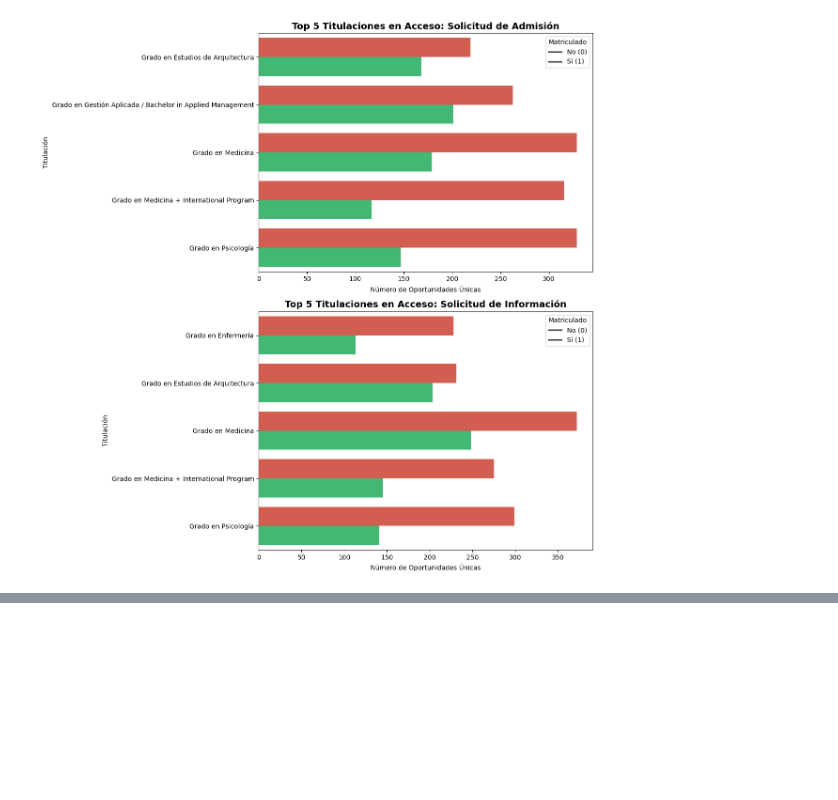
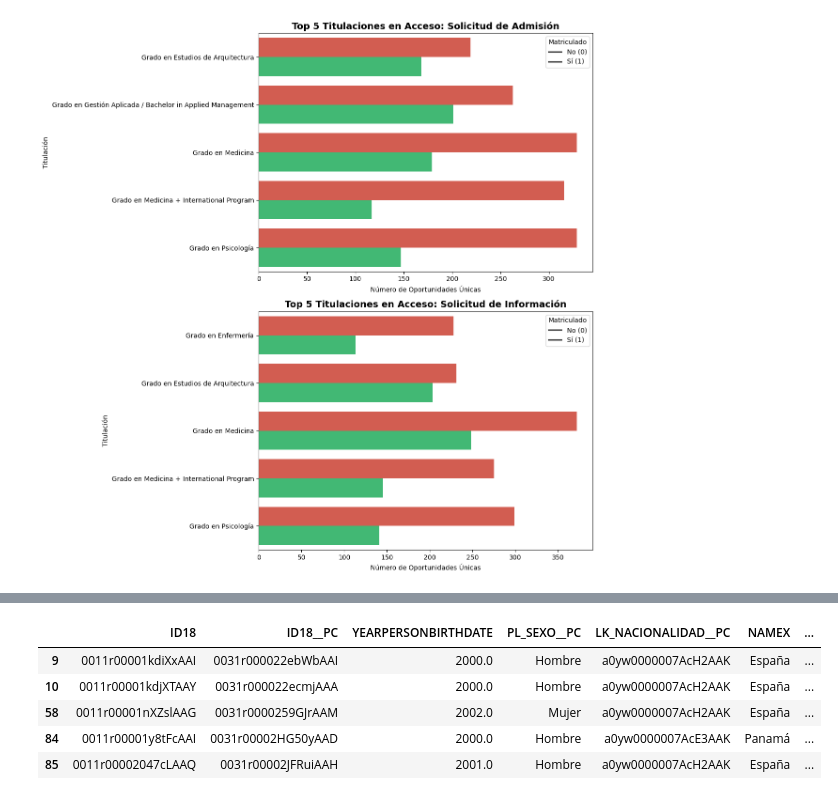
Before and after one commit to MiguelHernandezCorral/UNAV, a Jupyter notebook: notebooks/01_Limpieza copy.ipynb, the cells around one changed output, grey strips where cells are left out. Saved outputs shown, nothing was run; the diff lists cells and outputs as text; code cells hidden in the pictures; blank space fills up the shorter version.

```diff
--- a/notebooks/01_Limpieza copy.ipynb
+++ b/notebooks/01_Limpieza copy.ipynb
@@ -20,7 +20,7 @@ import utils
 # ===============================
 # LEER EL ARCHIVO LIMPIO
 # ===============================
-dfs = pd.read_excel(r'C:\Users\0017655\Downloads\DataSET_SF.xlsx', sheet_name=None)
+dfs = pd.read_excel(r'..\datos\01. Datos originales\DataSET_SF.xlsx', sheet_name=None)
 
 # Ver la primera hoja
 oportunidad = list(dfs.values())[0]
@@ -292,22 +283,26 @@ columnas_seleccionadas = [
 
     # Rendimiento Académico
     'NU_NOTA_MEDIA_ADMISION', 'NU_NOTA_MEDIA_1_BACH__PC', 'CH_PRUEBAS_CALIFICADAS',
-    'NU_RESULTADO_ADMISION_PUNTOS', 'PL_RESOLUCION_DEFINITIVA', 'TITULACION',
+    'NU_RESULTADO_ADMISION_PUNTOS', 'PL_RESOLUCION_DEFINITIVA', 'TITULACION', 'NU_PASO_SOLICITUD_ADMISION'
 
     # Compromiso Económico
     'MINIMUMPAYMENTPAYED', 'PAID_AMOUNT', 'PAID_PERCENT', 'CH_PAGO_SUPERIOR',
     'CH_MATRICULA_SUJETA_BECA', 'CH_AYUDA_FINANCIACION', 'CU_IMPORTE_TOTAL',
+    'PL_ORIGEN_PAGO__C', 'PL_METODO_PAGO__C', 'CH_PAGO_INTEGRO__C', 'NU_PORCENTAJE_DESCUENTO_PRONTO_PAGO__C',
+    'NU_IMPORTE_DESCUENTO_PRONTO_PAGO__C', 'CU_IMPORTE__C', 'PL_TIPO__C', 'CH_PAGADO__C', 'IMPORTE_MINIMO_PERSONALIZADO',
+    'TX_BECA_SOLICITADA', 'CH_MATRICULA_SUJETA_BECA',
 
     # Engagement y Actividad
     'CH_VISITACAMPUS__PC', 'CH_ENTREVISTA_PERSONAL__PC', 'ACC_DTT_FECHAULTIMAACTIVIDAD',
-    'NU_PREFERENCIA', 'STAGENAME', 'PL_SUBETAPA',
+    'NU_PREFERENCIA', 'STAGENAME', 'PL_SUBETAPA','PL_PLAZO_ADMISION', 'CH_ORIGEN_ADMISION'
 
     # Perfil Sociodemográfico y Fidelidad
     'CH_HIJO_EMPLEADO__PC', 'CH_HIJO_ANTIGUO_ALUMNO__PC', 'CH_HERMANOS_ESTUDIANDO_UNAV__P',
     'YEARPERSONBIRTHDATE', 'NAMEX', 'CH_FAMILIA_NUMEROSA__PC', 'PL_SITUACION_SOCIO_ECONOMICA',
+    'TX_COMPOSICION_FAMILIAR__C', 'NU_MIEMBROS_FAMILIA__PC',
 
     # Origen y Canal
-    'LEADSOURCE', 'PL_ORIGEN_DE_SOLICITUD', 'LK_CENTROENSENANZA', 'PL_PLAZO_ADMISION'
+    'LEADSOURCE', 'PL_ORIGEN_DE_SOLICITUD', 'LK_CENTROENSENANZA',
 ]
 
 
@@ -322,3 +317,80 @@ df_unido = pd.merge(
 )
 columnas_finales =  [col for col in columnas_seleccionadas if col in df_unido.columns]
 df_unido_filtrado =  df_unido[columnas_finales].copy()
+
+#================================
+# COMPROBACIONES DEL CRUCE
+#================================
+total_target = target['ACCOUNTID'].nunique()
+match_cuenta = df_unido['ID18'].notna().sum()
+
+print(f"Total oportunidades (ACCOUNTID únicos): {total_target}")
+print(f"Con cuenta asociada: {match_cuenta}")
+print(f"Match rate: {round(match_cuenta / total_target * 100, 2)}%")
+
+ids_sin_cuenta = df_unido.loc[df_unido['ID18'].isna(), 'ACCOUNTID'].nunique()
+
+print(f"⚠️ ACCOUNTID sin match en cuenta: {ids_sin_cuenta}")
+
+dups_cuenta = cuenta['ID18'].duplicated().sum()
+print(f"Duplicados en cuenta.ID18: {dups_cuenta}")
+
+print("Filas target:", len(target))
+print("Filas df_unido:", len(df_unido))
+
+validacion = df_unido.groupby('ACCOUNTID')['ID18'].nunique()
+
+problemas = validacion[validacion > 1]
+print(f"ACCOUNTID con más de una cuenta asociada: {len(problemas)}")
+
+print("ACCOUNTID nulos:", target['ACCOUNTID'].isna().sum())
+print("ID18 nulos:", cuenta['ID18'].isna().sum())
+
+print("""
+AUDITORÍA DE CRUCE TARGET–CUENTA
+--------------------------------
+✔ Clave de cruce: ACCOUNTID ↔ ID18
+✔ Tipo de join: LEFT
+✔ Duplicados en cuenta: {dups}
+✔ Match rate: {rate}%
+✔ Filas infladas: {inflado}
+""".format(
+    dups=dups_cuenta,
+    rate=round(match_cuenta / total_target * 100, 2),
+    inflado=len(df_unido) - len(target)
+))
+
+# IDs de cuenta duplicados
+ids_duplicados = (
+    cuenta['ID18']
+    .value_counts()
+    .loc[lambda x: x > 1]
+    .index
+)
+
+# Registros completos en cuenta
+casos_duplicados_cuenta = cuenta[cuenta['ID18'].isin(ids_duplicados)]
+
+print(f"Casos duplicados en cuenta: {len(casos_duplicados_cuenta)}")
+
+#Filtrar primero el historial por oportunidades válidas:
+
+ids_validos = set(df_unido['ID'].unique())
+
+historial_filtrado = historial_etapas[
+    historial_etapas['LK_Oportunidad__c'].isin(ids_validos)
+]
+
+
+historial_filtrado = historial_filtrado.merge(
+    df_unido[['ID', 'target']],
+    left_on='LK_Oportunidad__c',
+    right_on='ID',
+    how='left'
+)
+
+
+print("Targets nulos tras cruce con cuenta:", df_unido['target'].isna().sum())
+print("Targets nulos tras filtrar historial:", historial_filtrado['target'].isna().sum())
+casos_duplicados_cuenta.head()
+# %% [output]
@@ -324,0 +414,6 @@ df_unido_filtrado =  df_unido[columnas_finales].copy()
+|  | ID18 | ID18__PC | YEARPERSONBIRTHDATE | PL_SEXO__PC | LK_NACIONALIDAD__PC | NAMEX | ... |
+| 9 | 0011r00001kdiXxAAI | 0031r000022ebWbAAI | 2000.0 | Hombre | a0yw0000007AcH2AAK | España | ... |
+| 10 | 0011r00001kdjXTAAY | 0031r000022ecmjAAA | 2000.0 | Hombre | a0yw0000007AcH2AAK | España | ... |
+| 58 | 0011r00001nXZslAAG | 0031r0000259GJrAAM | 2002.0 | Mujer | a0yw0000007AcH2AAK | España | ... |
+| 84 | 0011r00001y8tFcAAI | 0031r00002HG50yAAD | 2000.0 | Hombre | a0yw0000007AcE3AAK | Panamá | ... |
+| 85 | 0011r00002047cLAAQ | 0031r00002JFRuiAAH | 2001.0 | Hombre | a0yw0000007AcH2AAK | España | ... |
```
Also changed, not shown: parts of 5 cells of this notebook.
